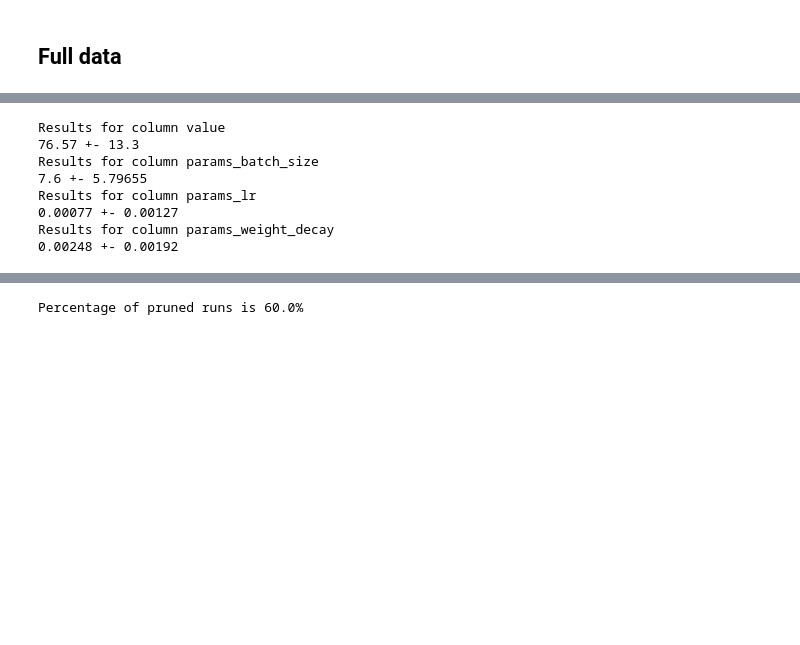
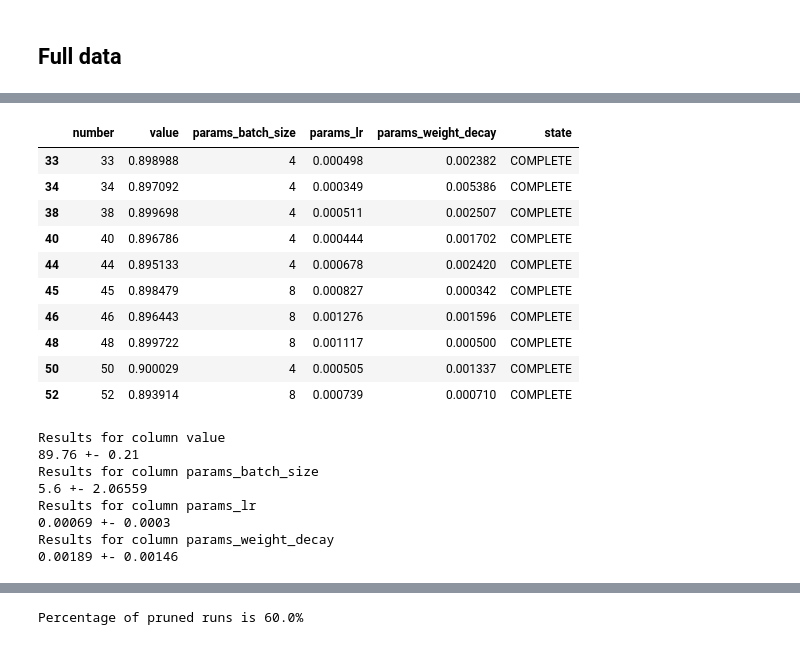
Before and after one commit to PulyaPolya/beat_this, a Jupyter notebook: results_evaluation.ipynb, the cells around one changed output, grey strips where cells are left out. Drawn from its saved outputs; the diff is of its cells as text; code cells hidden in the pictures; blank space fills up the shorter version.

```diff
--- a/results_evaluation.ipynb
+++ b/results_evaluation.ipynb
@@ -1185 +1193,17 @@ last_df
+# %%
+df_complete = df_filtered[df_filtered["state"] == "COMPLETE"]
+last_complete_df = df_complete.tail(10)
+last_complete_df
+# %% [output]
+|  | number | value | params_batch_size | params_lr | params_weight_decay | state |
+| 33 | 33 | 0.898988 | 4 | 0.000498 | 0.002382 | COMPLETE |
+| 34 | 34 | 0.897092 | 4 | 0.000349 | 0.005386 | COMPLETE |
+| 38 | 38 | 0.899698 | 4 | 0.000511 | 0.002507 | COMPLETE |
+| 40 | 40 | 0.896786 | 4 | 0.000444 | 0.001702 | COMPLETE |
+| 44 | 44 | 0.895133 | 4 | 0.000678 | 0.002420 | COMPLETE |
+| 45 | 45 | 0.898479 | 8 | 0.000827 | 0.000342 | COMPLETE |
+| 46 | 46 | 0.896443 | 8 | 0.001276 | 0.001596 | COMPLETE |
+| 48 | 48 | 0.899722 | 8 | 0.001117 | 0.000500 | COMPLETE |
+| 50 | 50 | 0.900029 | 4 | 0.000505 | 0.001337 | COMPLETE |
+| 52 | 52 | 0.893914 | 8 | 0.000739 | 0.000710 | COMPLETE |
 # %%
@@ -1196,18 +1221,18 @@ def describe_column (df,column, multiply = False):
 columns = ["value", "params_batch_size", "params_lr", "params_weight_decay"]
 for column in columns:
     multiply = True if column == "value" else False
-    mean, std = describe_column(last_df, column, multiply)
+    mean, std = describe_column(last_complete_df, column, multiply, complete=False)
     print(f"Results for column {column}")
     print(f"{mean} +- {std}")
 # %% [output]
 Results for column value
-76.57 +- 13.3
+89.76 +- 0.21
 Results for column params_batch_size
-7.6 +- 5.79655
+5.6 +- 2.06559
 Results for column params_lr
-0.00077 +- 0.00127
+0.00069 +- 0.0003
 Results for column params_weight_decay
-0.00248 +- 0.00192
+0.00189 +- 0.00146
 # %%
 last_df_complete = last_df[last_df["state"] == "COMPLETE"]
 res =last_df_complete["value"].describe()*100
```
Also changed, not shown: parts of 11 cells of this notebook, 2 other files.
